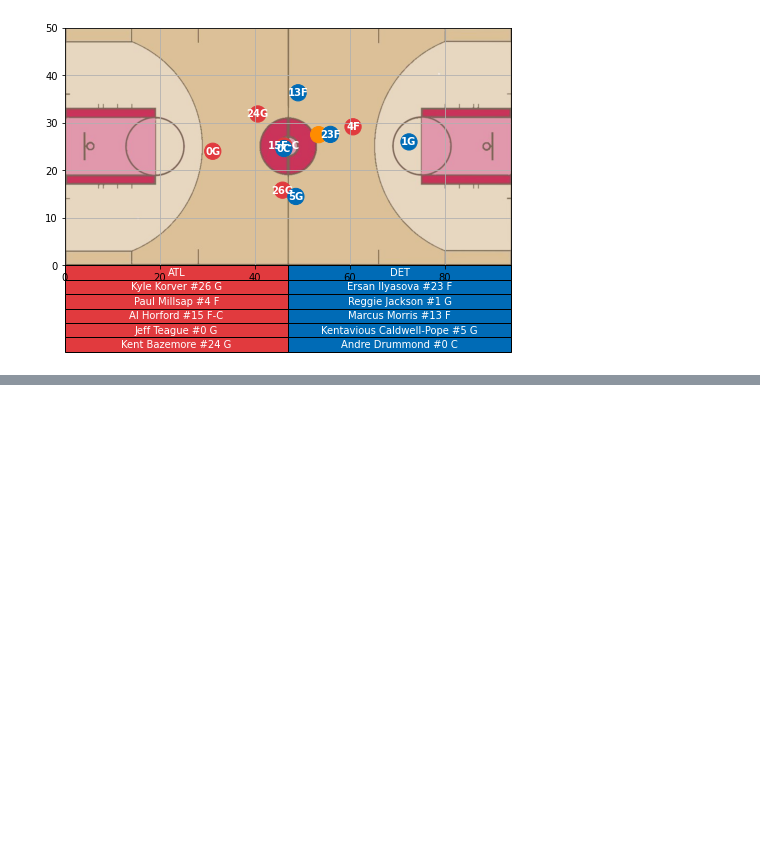
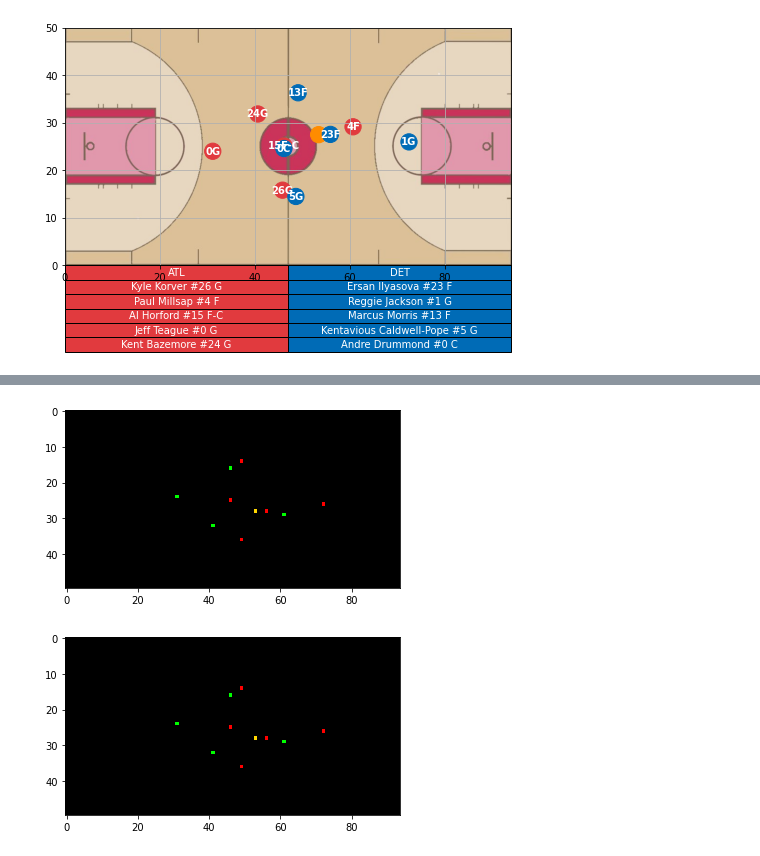
Before and after one commit to akarshkumar0101/basketball-rl, a Jupyter notebook: modeling/animation.ipynb, the cells around one changed output, grey strips where cells are left out. Cells and saved outputs as stored; diff of their text form; code cells hidden in the pictures; blank space fills up the shorter version.

```diff
--- a/modeling/animation.ipynb
+++ b/modeling/animation.ipynb
@@ -33,0 +41,6 @@ ba.anim.save('vid.gif', writer='imagemagick')
+# %%
+def hex_to_rgb(hexa):
+    """
+    https://stackoverflow.com/questions/29643352/converting-hex-to-rgb-value-in-python
+    """
+    return tuple(int(hexa[i:i+2], 16)  for i in (0, 2, 4))
@@ -33,0 +102,14 @@ ba.anim.save('vid.gif', writer='imagemagick')
+# %%
+for f in tqdm(['data_processed/'+f for f in os.listdir('data_processed/') if f.endswith('.pth')][:100]):
+    batch = torch.load(f)
+    vid = torch_vid(batch['x'])
+    # wandb.log({"vids": wandb.Video(vid.numpy(), fps=25)})
+# %%
+vid = torch_vid(batch['x'])
+plt.imshow(vid[0].permute(1, 2, 0).numpy()); plt.show()
+plt.imshow(vid[0].permute(1, 2, 0).numpy()); plt.show()
+# plt.imshow(vid[1].permute(1, 2, 0).numpy()); plt.show()
+# plt.imshow(vid[2].permute(1, 2, 0).numpy()); plt.show()
+# %% [output]
+[figure, added]
+[figure, added]
```
Also changed, not shown: parts of 17 cells of this notebook, 3 other files.
